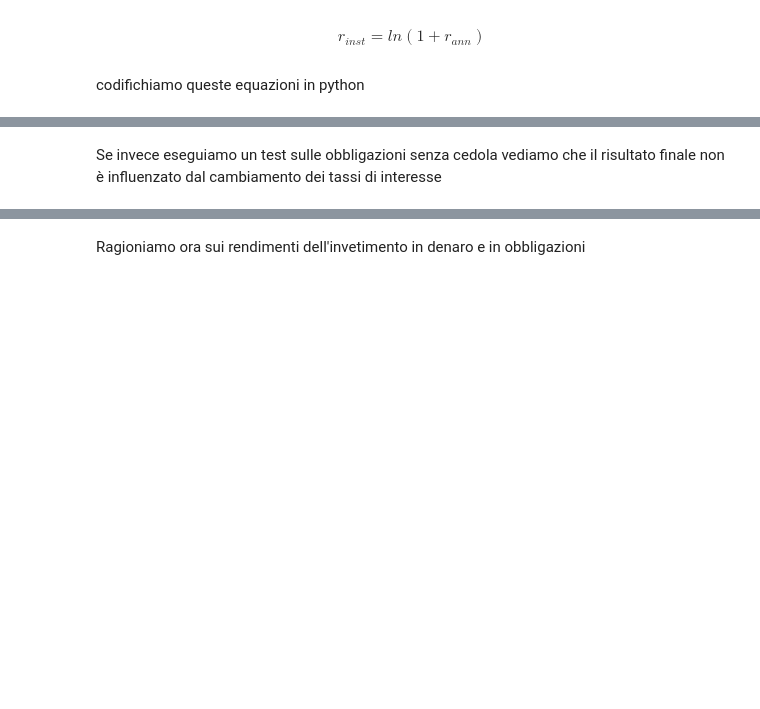
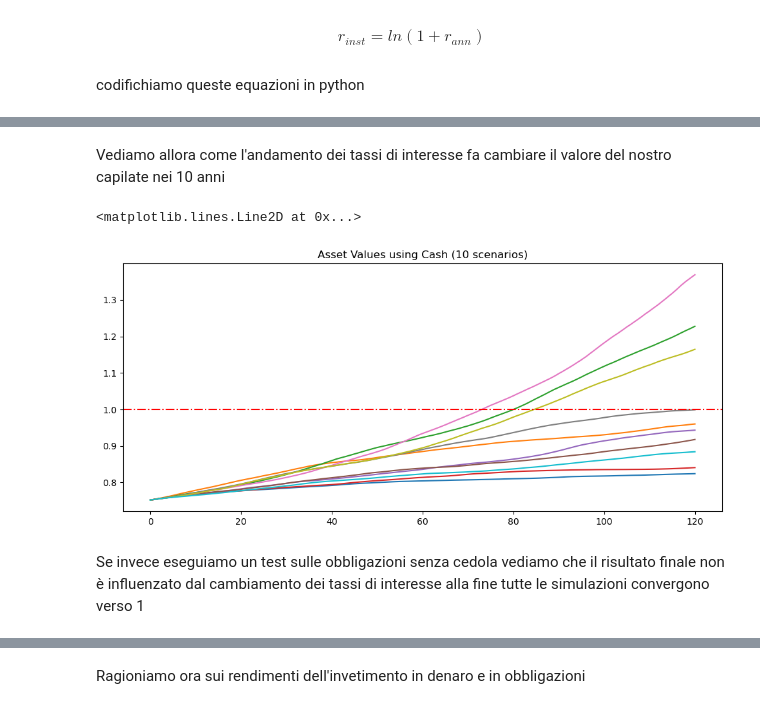
Before and after one commit to fdalforno/investment, a Jupyter notebook: 04-Gestione degli assett e della passività.ipynb, the cells around one changed output, grey strips where cells are left out. Cells and saved outputs as stored; diff of their text form; code cells hidden in the pictures; blank space fills up the shorter version.

```diff
--- a/04-Gestione degli assett e della passività.ipynb
+++ b/04-Gestione degli assett e della passività.ipynb
@@ -367,9 +406,15 @@ n_bonds = a_0/zc_0
 av_zc_bonds = n_bonds*bond_prices
 # how about if I invest in cash? It will grow at some rate of interest
 av_cash = a_0*(rates/12+1).cumprod()
+# %% [markdown]
+Vediamo allora come l'andamento dei tassi di interesse fa cambiare il valore del nostro capilate nei 10 anni
 # %%
 av_cash.plot(title='Asset Values using Cash (10 scenarios)', legend=False, figsize=(12,5))
+plt.axhline(y=1, color='r', linestyle='-.')
+# %% [output]
+<matplotlib.lines.Line2D at 0x...>
+[figure, added]
 # %% [markdown]
-Se invece eseguiamo un test sulle obbligazioni senza cedola vediamo che il risultato finale non è influenzato dal cambiamento dei tassi di interesse
+Se invece eseguiamo un test sulle obbligazioni senza cedola vediamo che il risultato finale non è influenzato dal cambiamento dei tassi di interesse alla fine tutte le simulazioni convergono verso 1
 # %%
 av_zc_bonds.plot(title='Asset Values using ZC Bonds (10 scenarios)', legend=False, figsize=(12,5))
```
Also changed, not shown: parts of 110 cells of this notebook, 3 other files.
